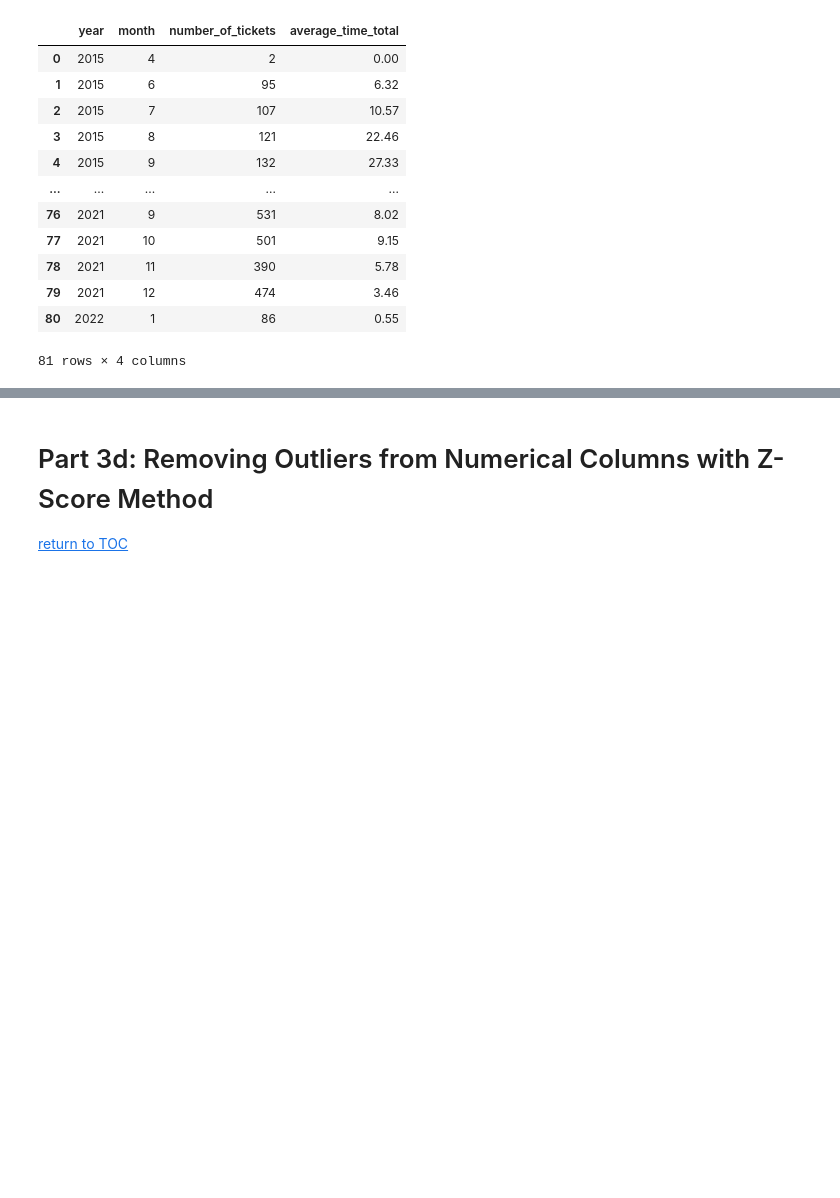
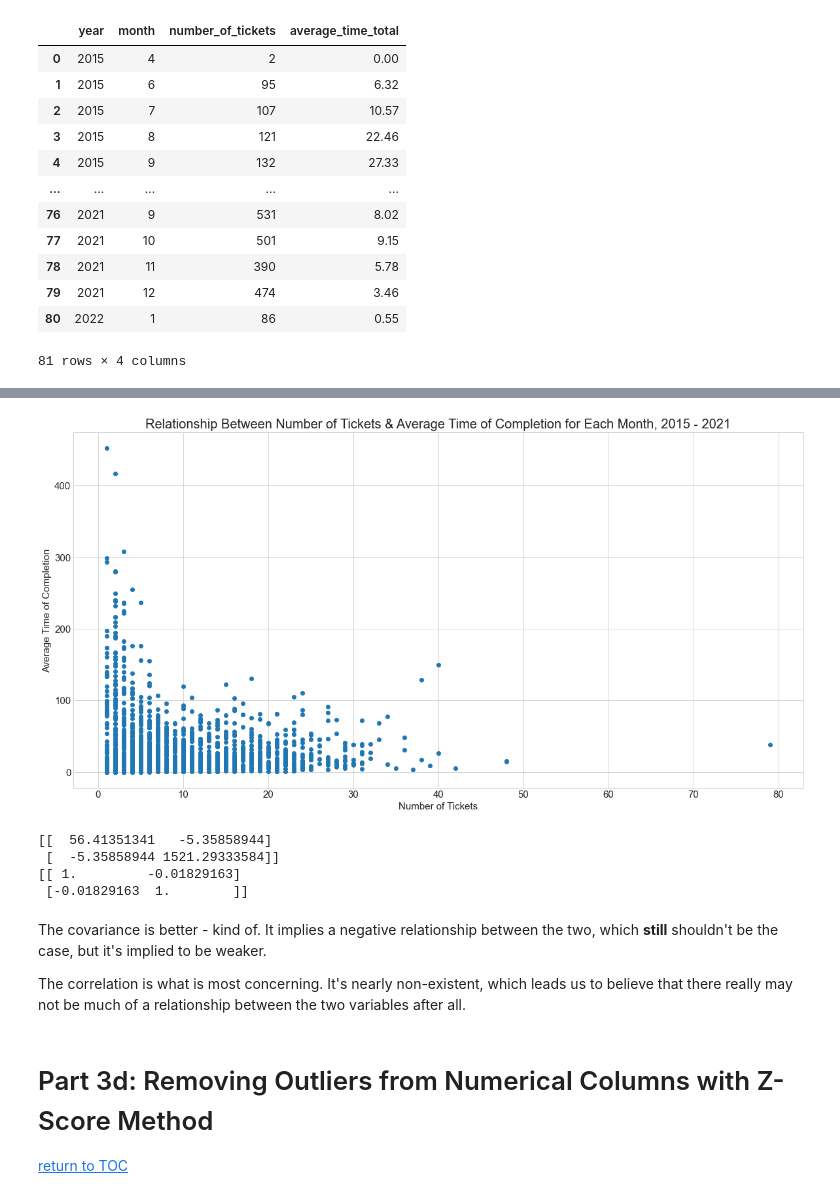
Before and after one commit to AmirZahre/Github_Org_Repo_Analysis, a Jupyter notebook: astronomer_V1.ipynb, the cells around one changed output, grey strips where cells are left out. Cells and saved outputs as stored; diff of their text form; code cells hidden in the pictures; blank space fills up the shorter version.

```diff
--- a/astronomer_V1.ipynb
+++ b/astronomer_V1.ipynb
@@ -755,0 +767,7 @@ plt.show()
+# %%
+daily_ticket_time = (df_days.groupby([df_days.created_date])
+           .agg(number_of_tickets=('time_to_close', 'size'), average_time_total=('time_to_close', 'mean'))
+           .reset_index())
+
+daily_ticket_time['average_time_total'] = round(daily_ticket_time['average_time_total'],2)
+daily_ticket_time
@@ -756,3 +788,32 @@ plt.show()
+# %%
+fig, ax = plt.subplots(nrows=1, ncols=1, figsize=(20,10))
+
+
+x = daily_ticket_time['number_of_tickets']
+y = daily_ticket_time['average_time_total']
+
+plt.scatter(x, y)
+
+plt.title('Relationship Between Number of Tickets & Average Time of Completion for Each Month, 2015 - 2021', fontsize=20)
+plt.xlabel('Number of Tickets')
+plt.ylabel('Average Time of Completion')
+
+pyplot.show()
+
+covariance = np.cov(x, y)
+correlation = np.corrcoef(x,y)
+print(covariance)
+print(correlation)
+# %% [output]
+[figure, added]
+[[  56.41351341   -5.35858944]
+ [  -5.35858944 1521.29333584]]
+[[ 1.         -0.01829163]
+ [-0.01829163  1.        ]]
+# %% [markdown]
+The covariance is better - kind of. It implies a negative relationship between the two, which **still** shouldn't be the case, but it's implied to be weaker.
+
+The correlation is what is most concerning. It's nearly non-existent, which leads us to believe that there really may not be much of a relationship between the two variables after all.
 # %% [markdown]
 # Part 3d: Removing Outliers from Numerical Columns with Z-Score Method <a class="anchor" id="3d"></a>
 
```
Also changed, not shown: parts of 17 cells of this notebook.
